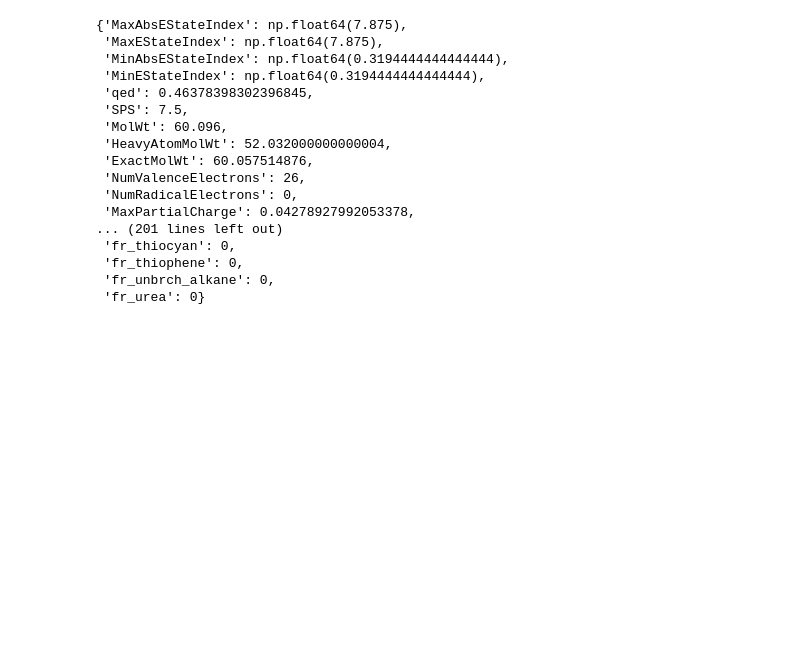
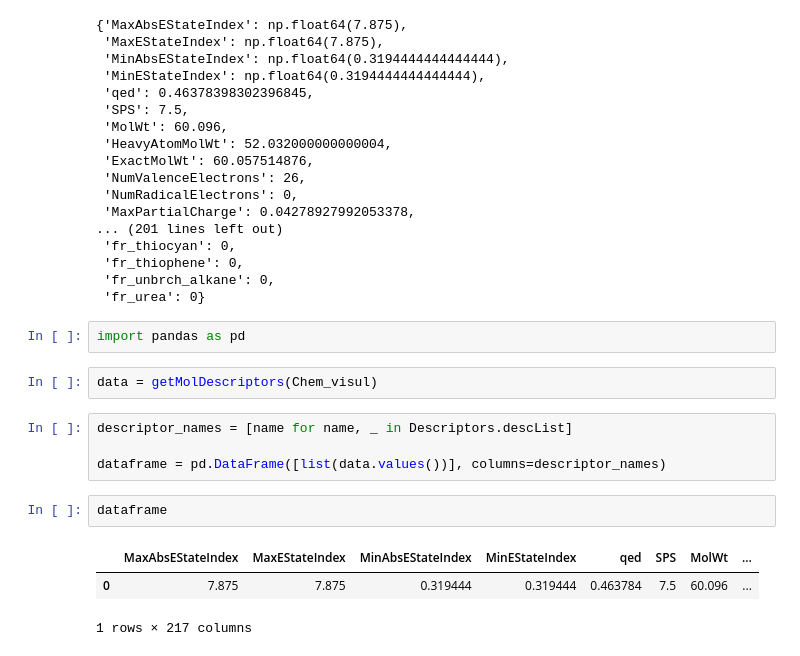
Before and after one commit to Nadorsey6624/Dr.Wang_pr, a Jupyter notebook: Rdkit.ipynb, the cells around one changed output. Drawn from its saved outputs; the diff is of its cells as text; blank space fills up the shorter version.

```diff
--- a/Rdkit.ipynb
+++ b/Rdkit.ipynb
@@ -57,3 +57,17 @@ getMolDescriptors(Chem_visul)
  'fr_thiophene': 0,
  'fr_unbrch_alkane': 0,
  'fr_urea': 0}
+# %%
+import pandas as pd
+# %%
+data = getMolDescriptors(Chem_visul)
+# %%
+descriptor_names = [name for name, _ in Descriptors.descList]
+
+dataframe = pd.DataFrame([list(data.values())], columns=descriptor_names)
+# %%
+dataframe
+# %% [output]
+|  | MaxAbsEStateIndex | MaxEStateIndex | MinAbsEStateIndex | MinEStateIndex | qed | SPS | MolWt | ... |
+| 0 | 7.875 | 7.875 | 0.319444 | 0.319444 | 0.463784 | 7.5 | 60.096 | ... |
+1 rows × 217 columns
```
Also changed, not shown: parts of 2 cells of this notebook.
